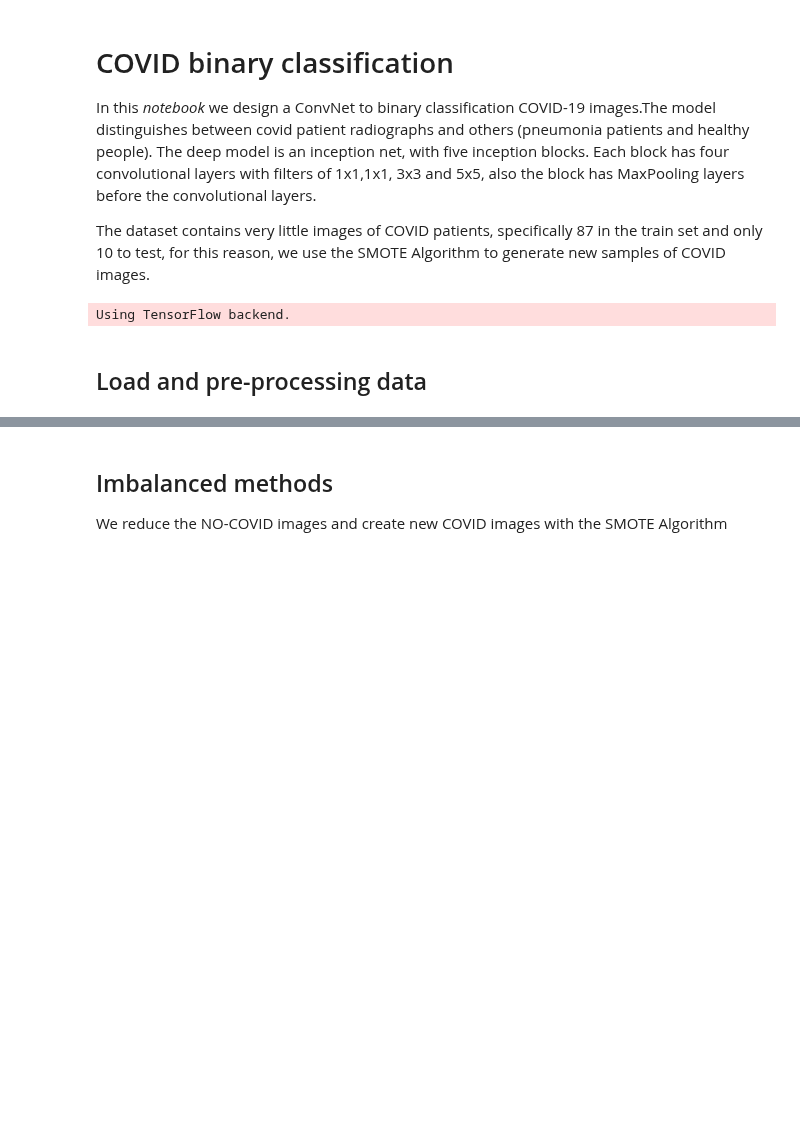
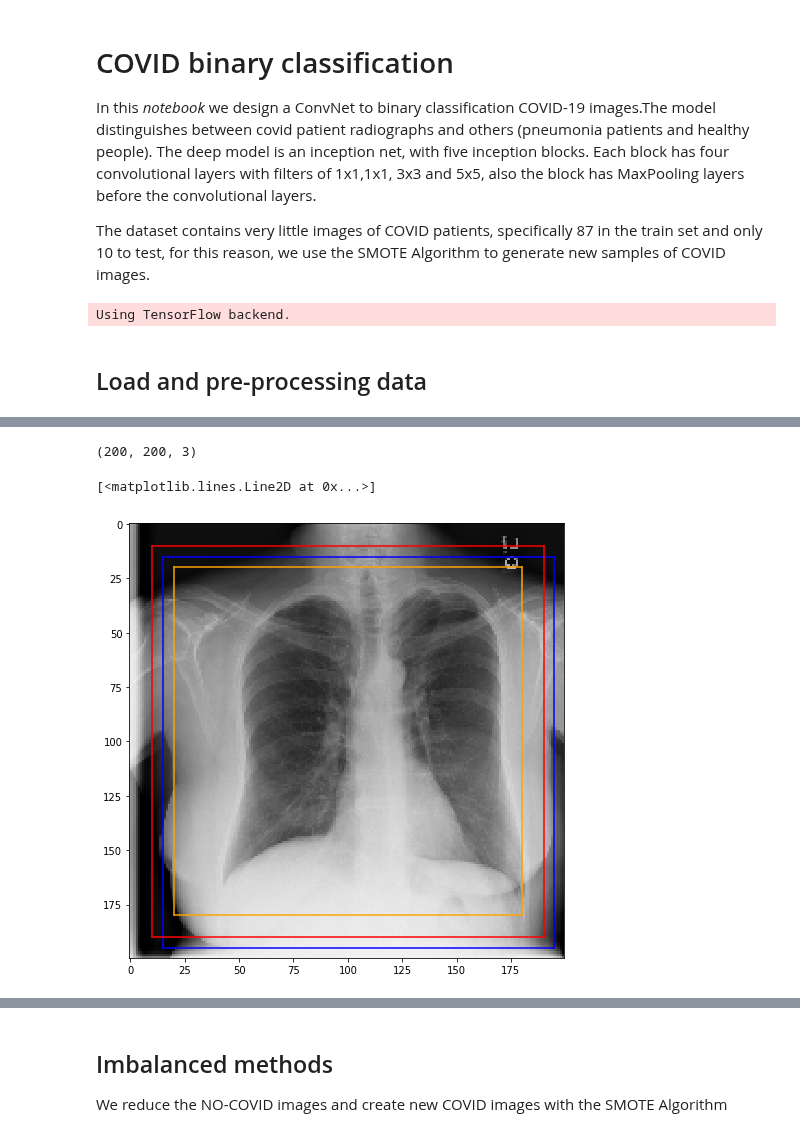
Before and after one commit to TsspGit/CodVid19_CIEMAT, a Jupyter notebook: Classical_CNN.ipynb, the cells around one changed output, grey strips where cells are left out. Saved outputs shown, nothing was run; the diff lists cells and outputs as text; code cells hidden in the pictures; blank space fills up the shorter version.

```diff
--- a/Classical_CNN.ipynb
+++ b/Classical_CNN.ipynb
@@ -48,0 +80,27 @@ Train shape X: (16574, 200, 200),  Y: (16574,)
+# %%
+from scipy import ndimage
+a = X_test[diseaseID_test==0][5]
+print(a.shape)
+fig,ax = plt.subplots(nrows=1,ncols=1,figsize=(8,8))#,
+rotate_face = ndimage.rotate(a, -0,reshape=False)
+plt.imshow(rotate_face)
+
+
+plt.plot([15,195],[15,15],color="blue")
+plt.plot([15,195],[195,195],color="blue")
+plt.plot([195,195],[15,195],color="blue")
+plt.plot([15,15],[15,195],color="blue")
+
+plt.plot([10,190],[10,10],color="red")
+plt.plot([10,190],[190,190],color="red")
+plt.plot([190,190],[10,190],color="red")
+plt.plot([10,10],[10,190],color="red")
+
+plt.plot([20,180],[20,20],color="orange")
+plt.plot([20,180],[180,180],color="orange")
+plt.plot([180,180],[20,180],color="orange")
+plt.plot([20,20],[20,180],color="orange")
+# %% [output]
+(200, 200, 3)
+[<matplotlib.lines.Line2D at 0x...>]
+[figure, added]
```
Also changed, not shown: parts of 35 cells of this notebook, 1 other file.
